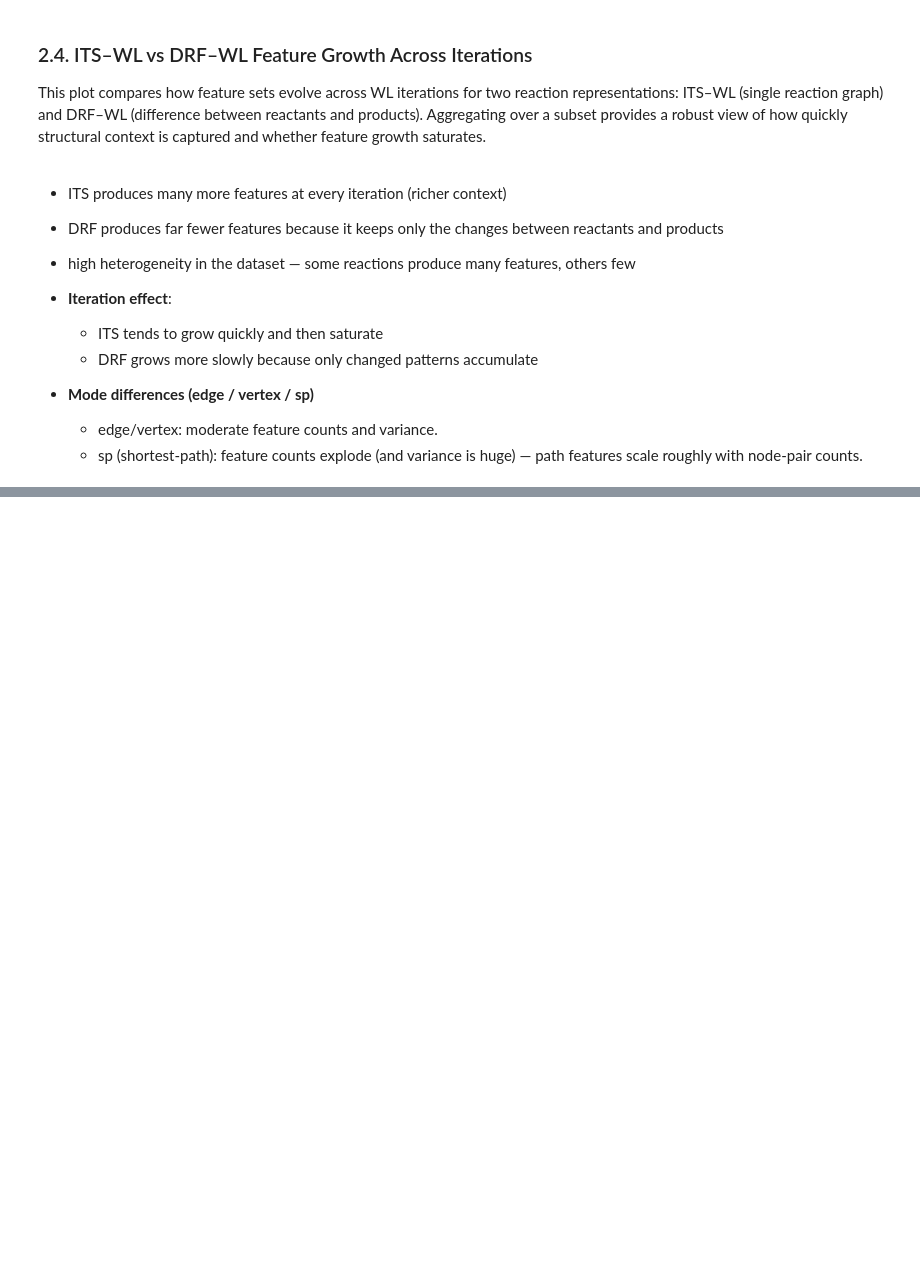
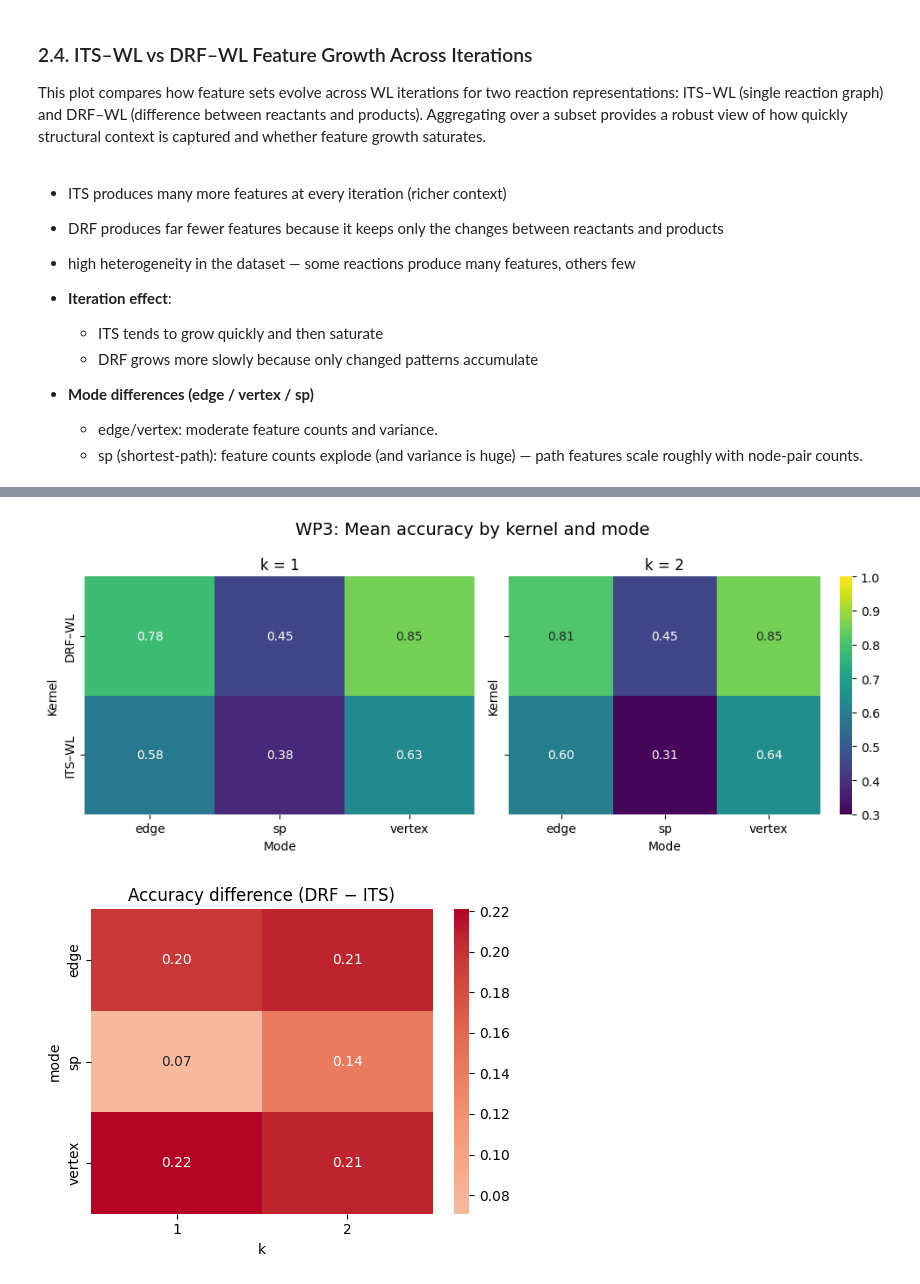
Before and after one commit to PatPatDango/reaction-kernels, a Jupyter notebook: notebooks/presentation_notebook.ipynb, the cells around one changed output, grey strips where cells are left out. Saved outputs shown, nothing was run; the diff lists cells and outputs as text; code cells hidden in the pictures; blank space fills up the shorter version.

```diff
--- a/notebooks/presentation_notebook.ipynb
+++ b/notebooks/presentation_notebook.ipynb
@@ -17,6 +25,7 @@ subsets_dir_small = DATA_DIR / "subsets_small"
 assert subsets_dir_big.exists(), f"Input dir missing: {subsets_dir_big}"
 assert subsets_dir_small.exists(), f"Input dir missing: {subsets_dir_small}"
 # %%
+from scripts.wp3.tryout import plot_split_metric_line, plot_split_runtime_area, plot_split_metric_box
 from scripts.wp2.wp2_functions import (
     drf, its_wl_feature_sets
 )
@@ -26,6 +35,38 @@ from scripts.wp2.wp2_plots import (
     visualize_its_wl_iterations,
     plot_feature_growth_subset_its_vs_drf
 )
+
+
+from scripts.wp3.wp3_loader import (
+    load_precomputed_features
+)
+
+from scripts.wp3.wp3_subset_handler import (
+    make_soft_shared_k_classes_config,
+    safe_subset_ids
+)
+
+from scripts.wp3.wp3_kernel import (
+    compute_kernel_matrix,
+    kernel_multiset_intersection,
+    kernel_matrix_stats,
+)
+
+
+from scripts.wp3.wp3_svm import (
+    train_svm_from_datasets,
+    ResultLogger,
+    run_split_sweep_all
+
+)
+
+from scripts.wp3.wp3_plots import (
+    plot_difference_heatmap,
+    plot_heatmaps_by_k
+
+)
+
+logger = ResultLogger()
 # %%
 # one rsmi for testing
 
@@ -268,0 +694,3 @@ fig_feature_growth_sp.show(renderer="vscode")
+# %%
+df_results = pd.DataFrame(logger.results)
+df_results[df_results["tag"]=="S2_modes"][["kernel","mode","k","n","accuracy","subset_ids", "f1_macro"]].sort_values(["k","kernel","mode"])
@@ -268,0 +731,9 @@ fig_feature_growth_sp.show(renderer="vscode")
+# %%
+if "k" in df_results.columns and df_results["k"].notna().any():
+    plot_heatmaps_by_k(df_results)
+    plot_difference_heatmap(df_results)
+else:
+    print("[WARN] df_results has no k values -> skipping k-based plots.")
+# %% [output]
+[figure, added]
+[figure, added]
```
Also changed, not shown: parts of 35 cells of this notebook, 3 other files.
